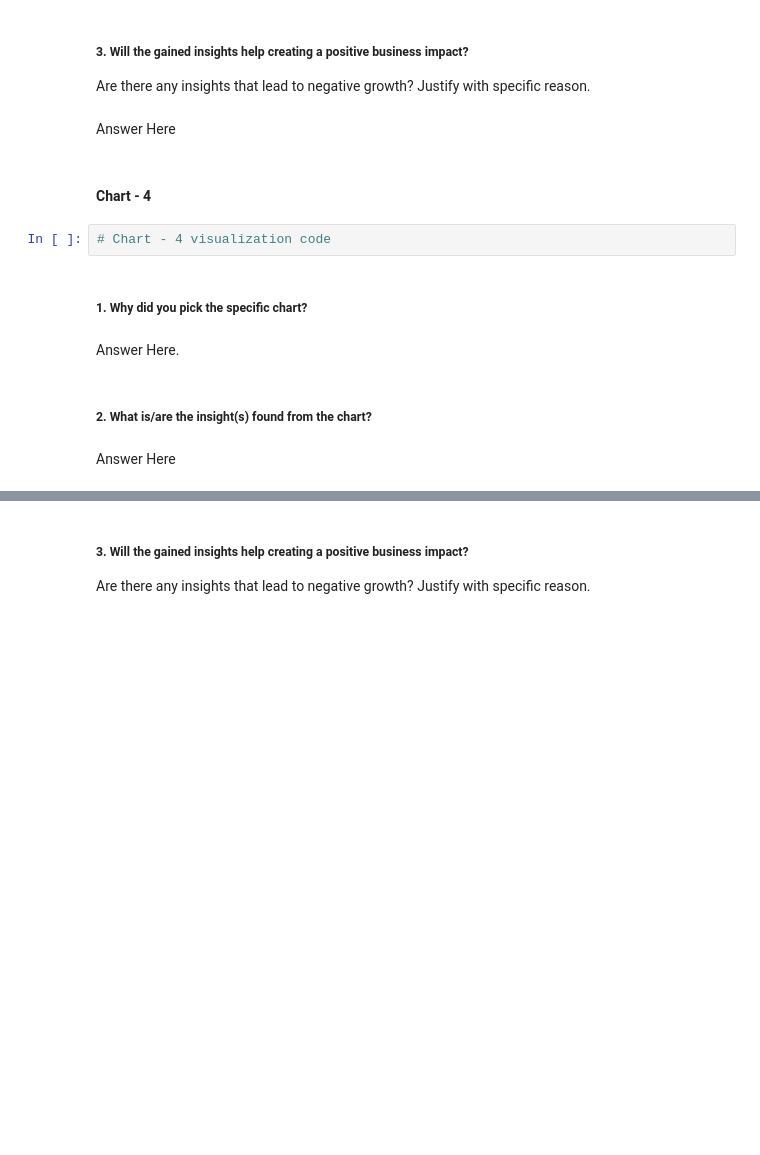
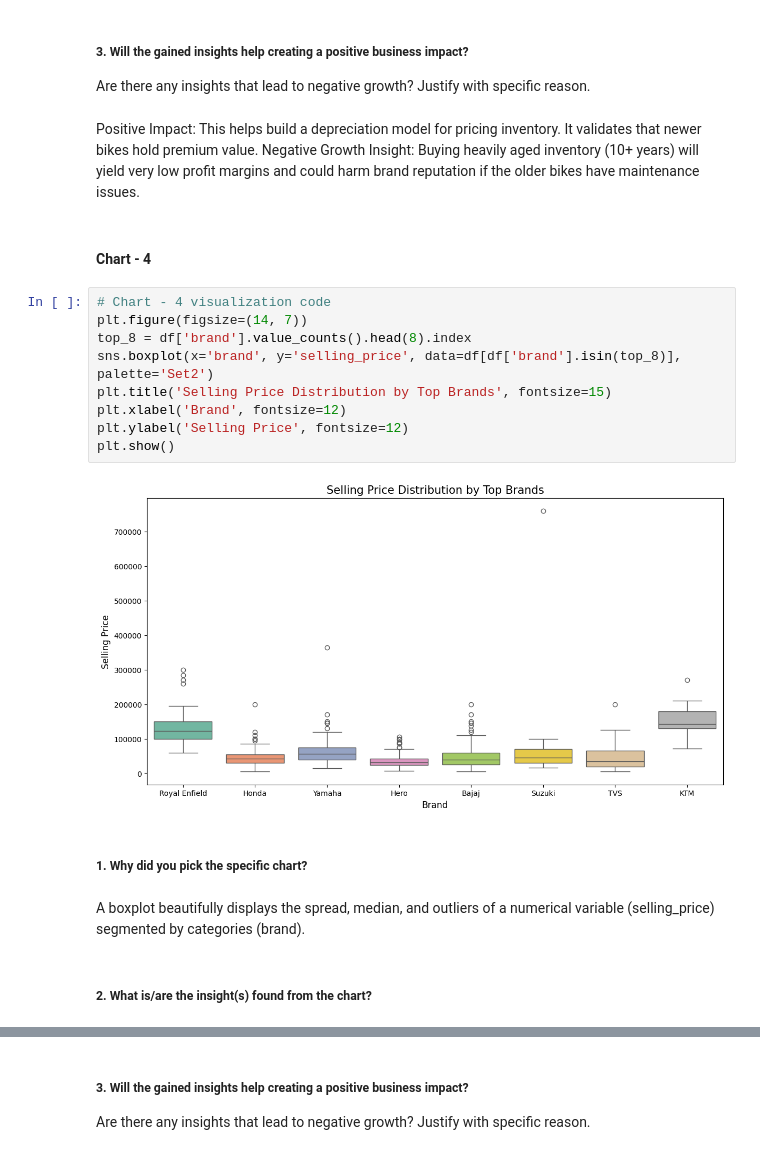
Before and after one commit to VishalChauhan85/Motorcycle-Dataset---ML, a Jupyter notebook: Motorcycle_Dataset_ML.ipynb, the cells around one changed output, grey strips where cells are left out. Saved outputs shown, nothing was run; the diff lists cells and outputs as text; blank space fills up the shorter version.

```diff
--- a/Motorcycle_Dataset_ML.ipynb
+++ b/Motorcycle_Dataset_ML.ipynb
@@ -326,17 +353,24 @@ Answer Here
 # %% [markdown]
 ##### 3. Will the gained insights help creating a positive business impact?
 Are there any insights that lead to negative growth? Justify with specific reason.
-# %% [markdown]
-Answer Here
+# %% [markdown]
+Positive Impact: This helps build a depreciation model for pricing inventory. It validates that newer bikes hold premium value. Negative Growth Insight: Buying heavily aged inventory (10+ years) will yield very low profit margins and could harm brand reputation if the older bikes have maintenance issues.
 # %% [markdown]
 #### Chart - 4
-# %%
-# Chart - 4 visualization code
+# %%
+# Chart - 4 visualization code
+plt.figure(figsize=(14, 7))
+top_8 = df['brand'].value_counts().head(8).index
+sns.boxplot(x='brand', y='selling_price', data=df[df['brand'].isin(top_8)], palette='Set2')
+plt.title('Selling Price Distribution by Top Brands', fontsize=15)
+plt.xlabel('Brand', fontsize=12)
+plt.ylabel('Selling Price', fontsize=12)
+plt.show()
+# %% [output]
+[figure, added]
 # %% [markdown]
 ##### 1. Why did you pick the specific chart?
-# %% [markdown]
-Answer Here.
+# %% [markdown]
+A boxplot beautifully displays the spread, median, and outliers of a numerical variable (selling_price) segmented by categories (brand).
 # %% [markdown]
 ##### 2. What is/are the insight(s) found from the chart?
-# %% [markdown]
-Answer Here
```
Also changed, not shown: parts of 35 cells of this notebook.
